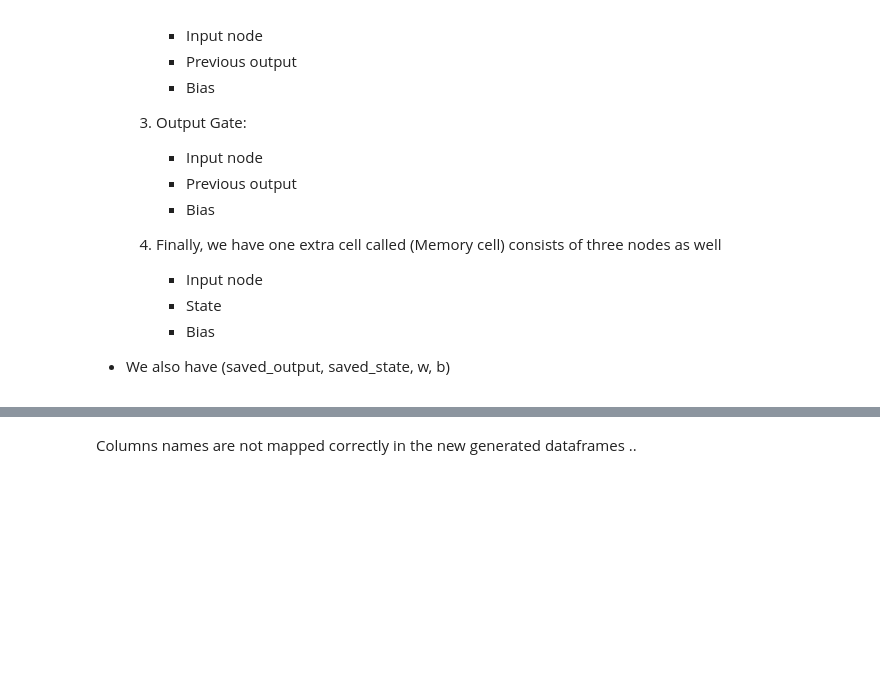
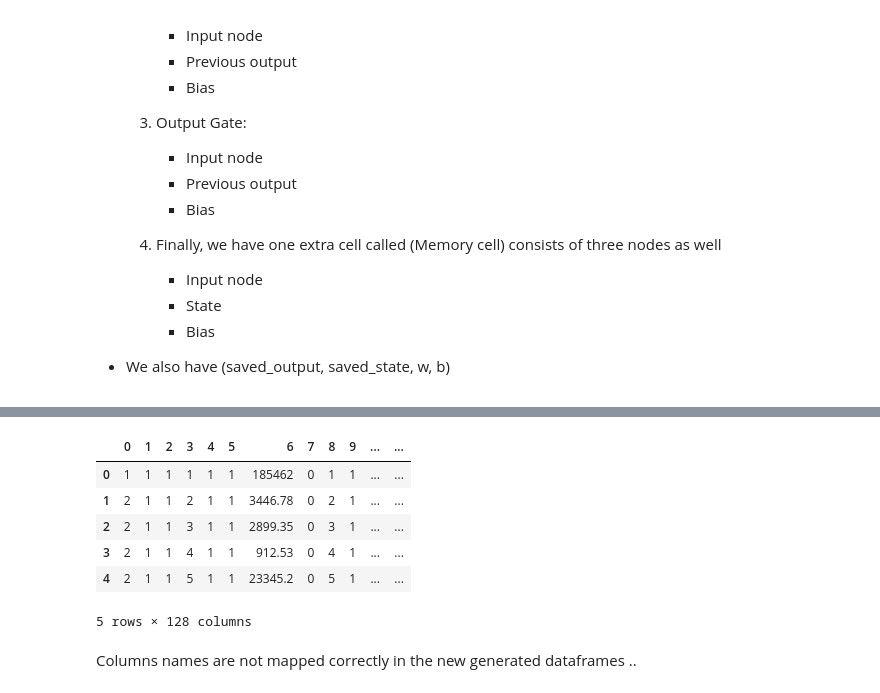
Before and after one commit to EAboelhamd/Myown_DeepLearning_Practice, a Jupyter notebook: PhD/DQN_CLV.ipynb, the cells around one changed output, grey strips where cells are left out. Drawn from its saved outputs; the diff is of its cells as text; code cells hidden in the pictures; blank space fills up the shorter version.

```diff
--- a/PhD/DQN_CLV.ipynb
+++ b/PhD/DQN_CLV.ipynb
@@ -263,0 +496,4 @@ Exploring April data is still not done as I don't have access to April data yet
+# %%
+## APPLICATION_NUM
+df[cols_cat[1]] = pd.Categorical((pd.factorize(df[cols_cat[1]])[0] + 1).astype(str))
+df[cols_cat[1]].head()
@@ -263,0 +510,5 @@ Exploring April data is still not done as I don't have access to April data yet
+# %%
+for i in xrange(len(cols_cat)):
+    df[cols_cat[i]] = pd.Categorical((pd.factorize(df[cols_cat[i]])[0] + 1).astype(str))
+
+df[cols_cat].head()
@@ -263,0 +537,5 @@ Exploring April data is still not done as I don't have access to April data yet
+# %%
+for i in xrange(len(cols_date)):
+    df[cols_date[i]] = pd.Categorical((pd.factorize(df[cols_date[i]])[0] + 1).astype(str))
+
+df[cols_date].head()
@@ -263,0 +549,5 @@ Exploring April data is still not done as I don't have access to April data yet
+# %%
+for i in xrange(len(cols_int)):
+    df[cols_int[i]] = pd.Categorical((pd.factorize(df[cols_int[i]])[0] + 1).astype(str))
+
+df[cols_int].head()
@@ -357,2 +630,35 @@ Curr_state_current_action1
+# %%
+current_states = df[df.columns.difference(['AMOUNT_FINANCED', 'EMI_AMOUNT', 'ACCOUNT_STATUS', 'ACCOUNT_NUMBER', 'FIELD_CHAR_13'])]
+# ACCOUNT_NUMBER is removed cuase it cuased problem while reading it in LSTM ..
+
+curr_state_current_action = pd.DataFrame(np.column_stack((current_states, df['ACCOUNT_STATUS'])))
+
+rewards = df[['AMOUNT_FINANCED', 'EMI_AMOUNT']]
+
+next_states = df[df.columns.difference(['AMOUNT_FINANCED', 'EMI_AMOUNT', 'ACCOUNT_STATUS', 'ACCOUNT_NUMBER', 'FIELD_CHAR_13'])]
+
+## try stack the action column at the end of next_state matrix .. or stack empty cells
+# try:
+next_state_current_action = pd.DataFrame(np.column_stack((next_states, df['ACCOUNT_STATUS'])))
+# Curr_state_current_action2 = pd.DataFrame(np.column_stack((df.loc[df['ACCOUNT_STATUS'] == '2'], next_states)))
+#     Curr_state_current_action3 = pd.DataFrame(np.column_stack((next_states, df.loc[df['ACCOUNT_STATUS'] == '3'])))
+#     Curr_state_current_action4 = pd.DataFrame(np.column_stack((next_states, df.loc[df['ACCOUNT_STATUS'] == '4'])))
+#     Curr_state_current_action5 = pd.DataFrame(np.column_stack((next_states, df.loc[df['ACCOUNT_STATUS'] == '5'])))
+
+# except:
+#     Curr_state_current_action1 = pd.DataFrame(np.column_stack((next_states, df.fillna('0').sum(axis=1))))
+#     Curr_state_current_action2 = pd.DataFrame(np.column_stack((next_states, df.fillna('0').sum(axis=1))))
+#     Curr_state_current_action3 = pd.DataFrame(np.column_stack((next_states, df.fillna('0').sum(axis=1))))
+#     Curr_state_current_action4 = pd.DataFrame(np.column_stack((next_states, df.fillna('0').sum(axis=1))))
+#     Curr_state_current_action5 = pd.DataFrame(np.column_stack((next_states, df.fillna('0').sum(axis=1))))
+next_state_current_action.head()
+# %% [output]
+|  | 0 | 1 | 2 | 3 | 4 | 5 | 6 | 7 | 8 | 9 | ... | ... |
+| 0 | 1 | 1 | 1 | 1 | 1 | 1 | 185462 | 0 | 1 | 1 | ... | ... |
+| 1 | 2 | 1 | 1 | 2 | 1 | 1 | 3446.78 | 0 | 2 | 1 | ... | ... |
+| 2 | 2 | 1 | 1 | 3 | 1 | 1 | 2899.35 | 0 | 3 | 1 | ... | ... |
+| 3 | 2 | 1 | 1 | 4 | 1 | 1 | 912.53 | 0 | 4 | 1 | ... | ... |
+| 4 | 2 | 1 | 1 | 5 | 1 | 1 | 23345.2 | 0 | 5 | 1 | ... | ... |
+5 rows × 128 columns
 # %% [markdown]
 Columns names are not mapped correctly in the new generated dataframes ..
```
Also changed, not shown: parts of 39 cells of this notebook.
